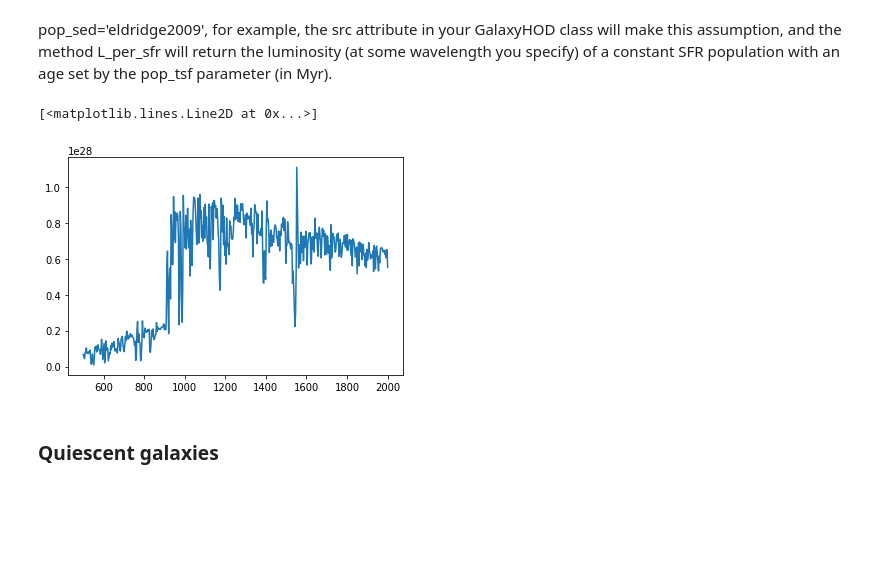
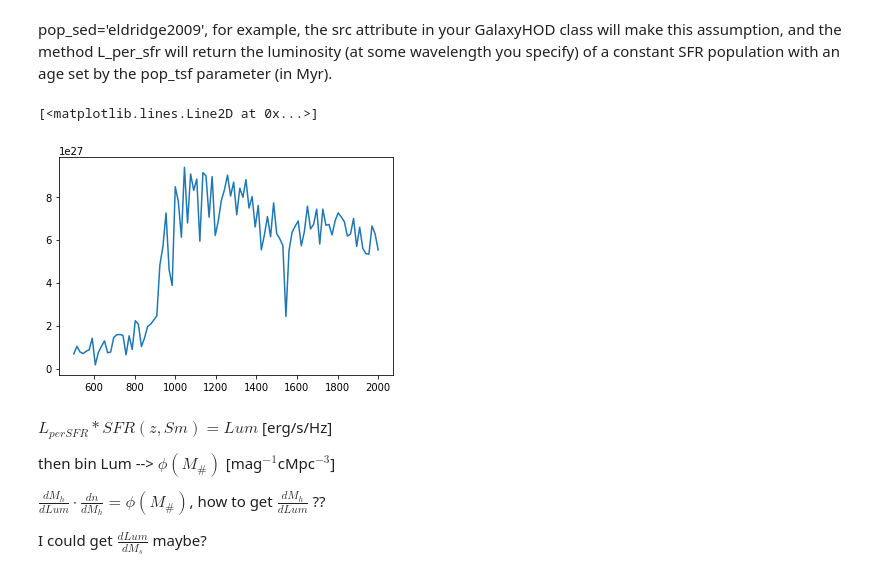
Before and after one commit to eklem1/GalaxySim, a Jupyter notebook: Gen_LF.ipynb, the cells around one changed output. Drawn from its saved outputs; the diff is of its cells as text; code cells hidden in the pictures; blank space fills up the shorter version.

```diff
--- a/Gen_LF.ipynb
+++ b/Gen_LF.ipynb
@@ -14,17 +15,20 @@ data = ares.analysis.GalaxyPopulation() #for lit values
 good approximation to generate their spectra assuming they’ve been forming stars at a constant rate for quite awhile.
 # %%
 base_pars = ares.util.ParameterBundle('emma:model1')
-base_pars.update(pop_sed='eldridge2009'#), pop_tsf=12)
+base_pars.update(pop_sed='eldridge2009', pop_tsf=12)
 
 pop = ares.populations.GalaxyPopulation(**base_pars)
 # %% [markdown]
 pop_sed='eldridge2009', for example, the src attribute in your GalaxyHOD class will make this assumption, and the method L_per_sfr will return the luminosity (at some wavelength you specify) of a constant SFR population with an age set by the pop_tsf parameter (in Myr).
 # %%
-wavelength = np.linspace(500, 2000, 500)
+wavelength = np.linspace(500, 2000, 100)
 
 L = [pop.src.L_per_sfr(l) for l in wavelength]
+#L_per_sfr : [erg / s / Hz / (Msun / yr)]
 
 pl.plot(wavelength, L)
+
+#do I need to convert to abs Mag? and how do I know z or distance then??
 # %% [output]
 [<matplotlib.lines.Line2D at 0x...>]
-[figure, old version]
+[figure, new version]
@@ -34,2 +34,0 @@ pl.plot(wavelength, L)
-# %% [markdown]
-### Quiescent galaxies
@@ -35,0 +54,8 @@ pl.plot(wavelength, L)
+# %% [markdown]
+$L_{per SFR} * SFR(z, Sm) = Lum $   [erg/s/Hz]
+
+then bin Lum --> $\phi(M_{\#})$ [mag$^{-1}$cMpc$^{-3}$]
+
+$\frac{dM_h}{dLum} \cdot \frac{dn}{dM_h} = \phi(M_{\#})$, how to get $\frac{dM_h}{dLum}$ ??
+
+I could get $\frac{dLum}{dM_s}$ maybe?
```
Also changed, not shown: parts of 7 cells of this notebook.
